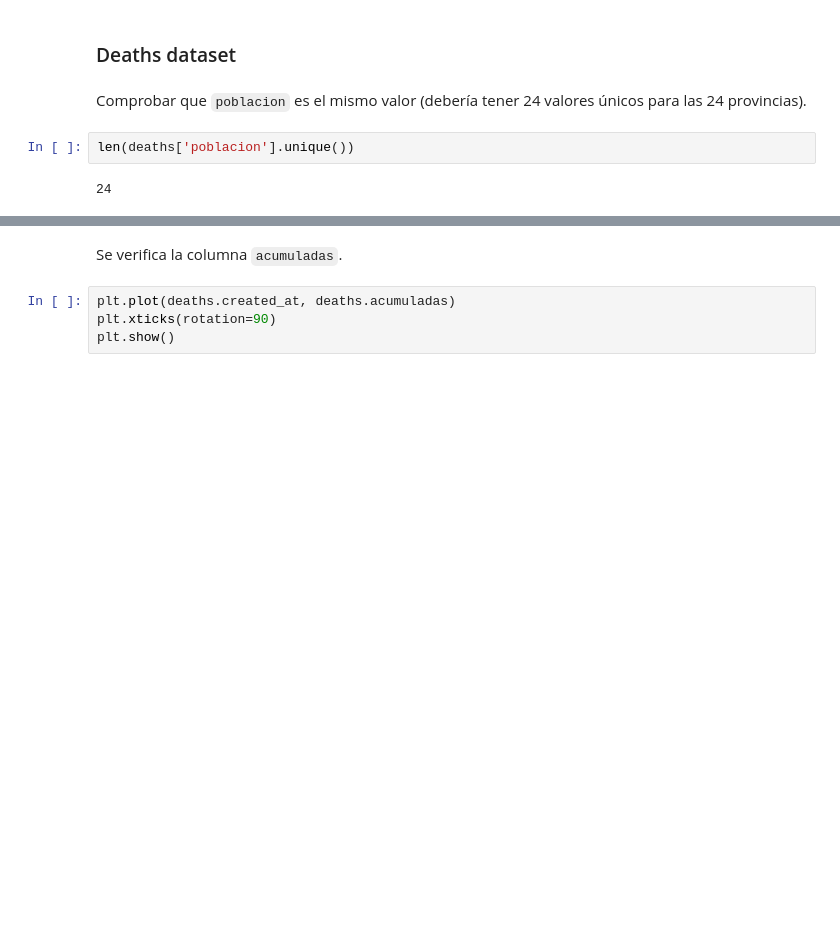
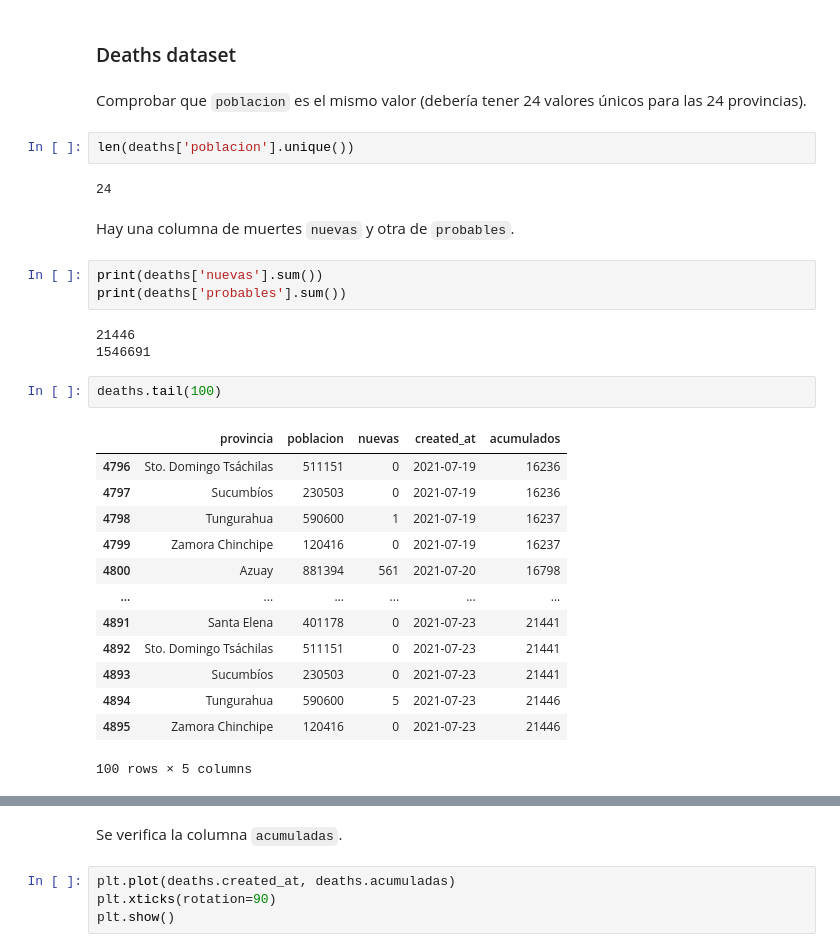
Before and after one commit to anthonymanotoa/covid-ec, a Jupyter notebook: notebooks/1.1-covid-data_process.ipynb, the cells around one changed output, grey strips where cells are left out. Drawn from its saved outputs; the diff is of its cells as text; blank space fills up the shorter version.

```diff
--- a/notebooks/1.1-covid-data_process.ipynb
+++ b/notebooks/1.1-covid-data_process.ipynb
@@ -136,3 +142,27 @@ Comprobar que `poblacion` es el mismo valor (debería tener 24 valores únicos p
 len(deaths['poblacion'].unique())
 # %% [output]
 24
+# %% [markdown]
+Hay una columna de muertes `nuevas` y otra de `probables`.
+# %%
+print(deaths['nuevas'].sum())
+print(deaths['probables'].sum())
+# %% [output]
+21446
+1546691
+# %%
+deaths.tail(100)
+# %% [output]
+|  | provincia | poblacion | nuevas | created_at | acumulados |
+| 4796 | Sto. Domingo Tsáchilas | 511151 | 0 | 2021-07-19 | 16236 |
+| 4797 | Sucumbíos | 230503 | 0 | 2021-07-19 | 16236 |
+| 4798 | Tungurahua | 590600 | 1 | 2021-07-19 | 16237 |
+| 4799 | Zamora Chinchipe | 120416 | 0 | 2021-07-19 | 16237 |
+| 4800 | Azuay | 881394 | 561 | 2021-07-20 | 16798 |
+| ... | ... | ... | ... | ... | ... |
+| 4891 | Santa Elena | 401178 | 0 | 2021-07-23 | 21441 |
+| 4892 | Sto. Domingo Tsáchilas | 511151 | 0 | 2021-07-23 | 21441 |
+| 4893 | Sucumbíos | 230503 | 0 | 2021-07-23 | 21441 |
+| 4894 | Tungurahua | 590600 | 5 | 2021-07-23 | 21446 |
+| 4895 | Zamora Chinchipe | 120416 | 0 | 2021-07-23 | 21446 |
+100 rows × 5 columns
```
Also changed, not shown: parts of 14 cells of this notebook, 7 other files.
